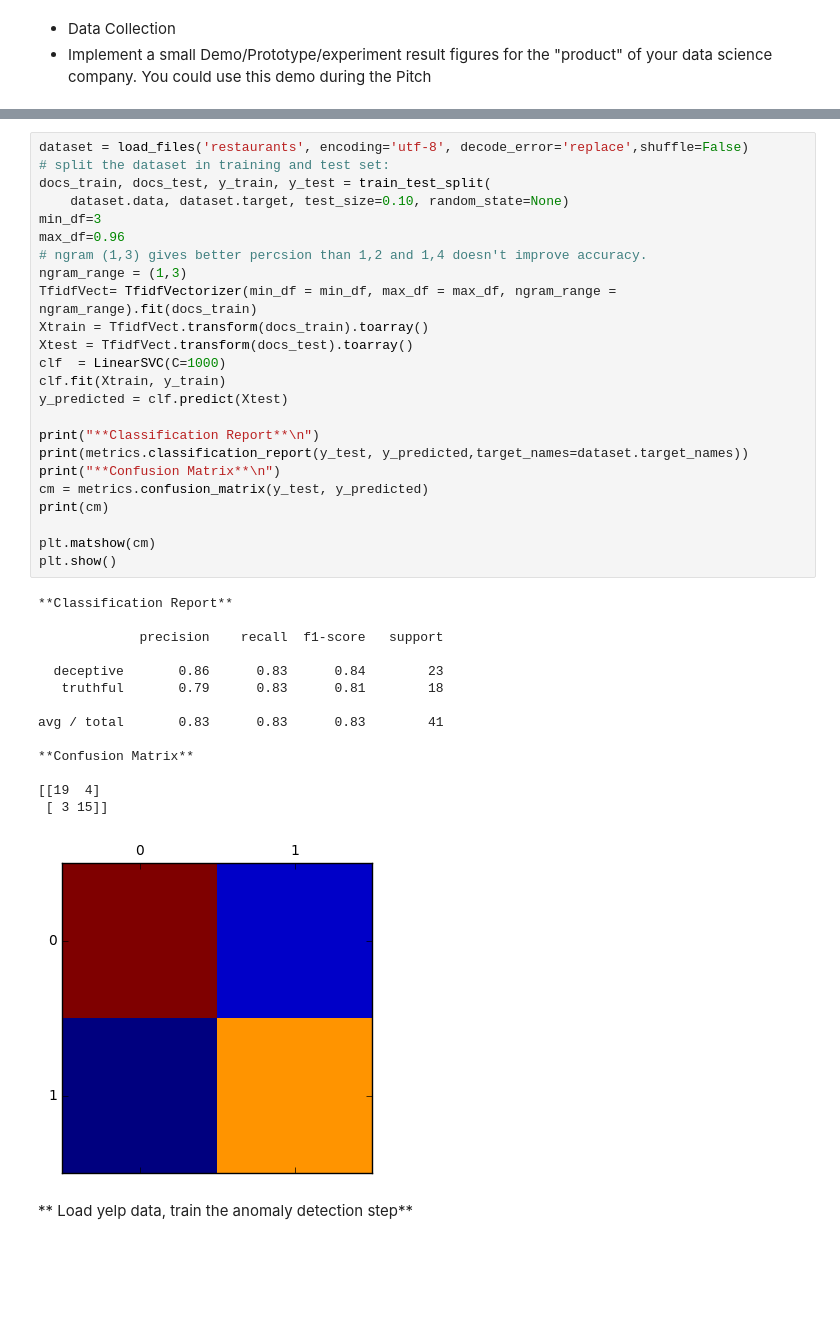
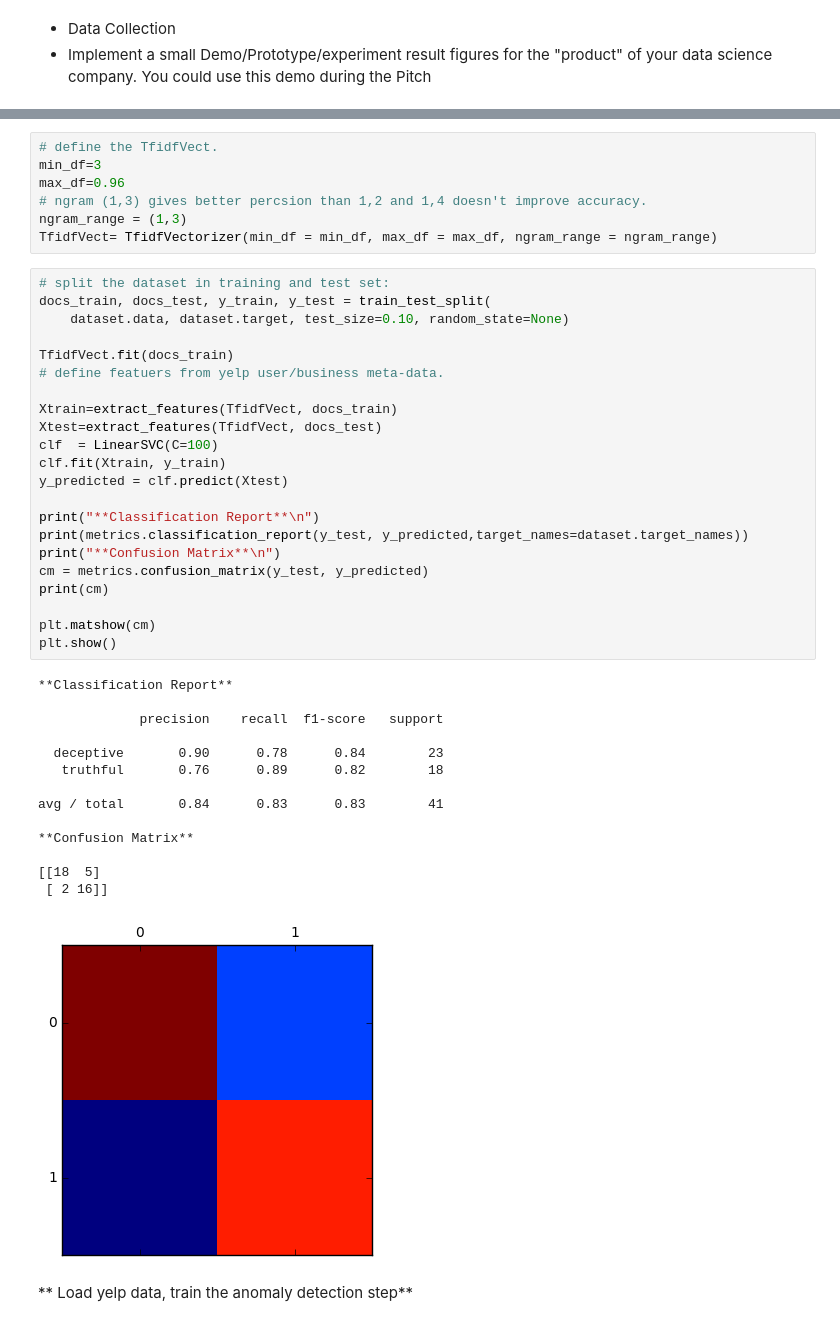
Before and after one commit to yousef-fadila/DS501-case-studies, a Jupyter notebook: casestudy4/CaseStudy4.ipynb, the cells around one changed output, grey strips where cells are left out. Saved outputs shown, nothing was run; the diff lists cells and outputs as text; blank space fills up the shorter version.

```diff
--- a/casestudy4/CaseStudy4.ipynb
+++ b/casestudy4/CaseStudy4.ipynb
@@ -131,42 +181,47 @@ import json
+# %%
+# define the TfidfVect.
+min_df=3
+max_df=0.96
+# ngram (1,3) gives better percsion than 1,2 and 1,4 doesn't improve accuracy.
+ngram_range = (1,3)
+TfidfVect= TfidfVectorizer(min_df = min_df, max_df = max_df, ngram_range = ngram_range)
 # %%
-dataset = load_files('restaurants', encoding='utf-8', decode_error='replace',shuffle=False)
 # split the dataset in training and test set:
 docs_train, docs_test, y_train, y_test = train_test_split(
     dataset.data, dataset.target, test_size=0.10, random_state=None)
-min_df=3
-max_df=0.96
-# ngram (1,3) gives better percsion than 1,2 and 1,4 doesn't improve accuracy.
-ngram_range = (1,3)
-TfidfVect= TfidfVectorizer(min_df = min_df, max_df = max_df, ngram_range = ngram_range).fit(docs_train)
-Xtrain = TfidfVect.transform(docs_train).toarray()
-Xtest = TfidfVect.transform(docs_test).toarray()
-clf  = LinearSVC(C=1000)
+
+TfidfVect.fit(docs_train)
+# define featuers from yelp user/business meta-data.
+
+Xtrain=extract_features(TfidfVect, docs_train)
+Xtest=extract_features(TfidfVect, docs_test)
+clf  = LinearSVC(C=100)
 clf.fit(Xtrain, y_train)
 y_predicted = clf.predict(Xtest)
 
 print("**Classification Report**\n")
 print(metrics.classification_report(y_test, y_predicted,target_names=dataset.target_names))
 print("**Confusion Matrix**\n")
 cm = metrics.confusion_matrix(y_test, y_predicted)
 print(cm)
 
 plt.matshow(cm)
 plt.show()
 # %% [output]
 **Classification Report**
 
              precision    recall  f1-score   support
 
-  deceptive       0.86      0.83      0.84        23
-   truthful       0.79      0.83      0.81        18
+  deceptive       0.90      0.78      0.84        23
+   truthful       0.76      0.89      0.82        18
 
-avg / total       0.83      0.83      0.83        41
+avg / total       0.84      0.83      0.83        41
 
 **Confusion Matrix**
 
-[[19  4]
- [ 3 15]]
+[[18  5]
+ [ 2 16]]
-[figure, old version]
+[figure, new version]
 # %% [markdown]
 ** Load yelp data, train the anomaly detection step**
 # %%
```
Also changed, not shown: parts of 13 cells of this notebook.
